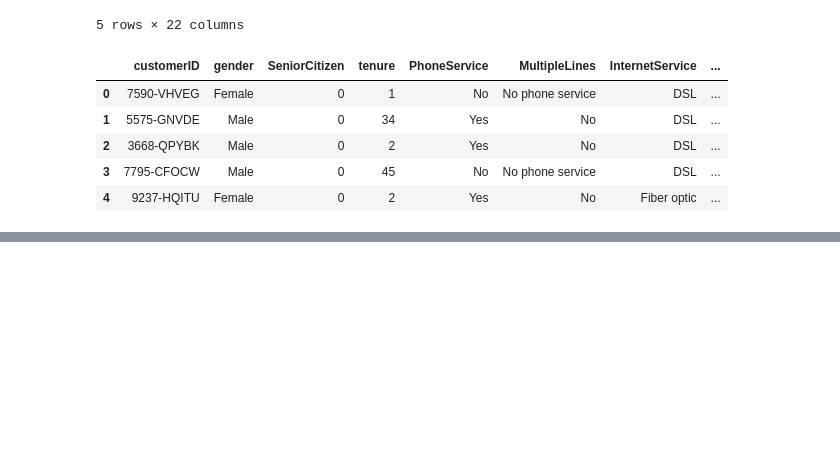
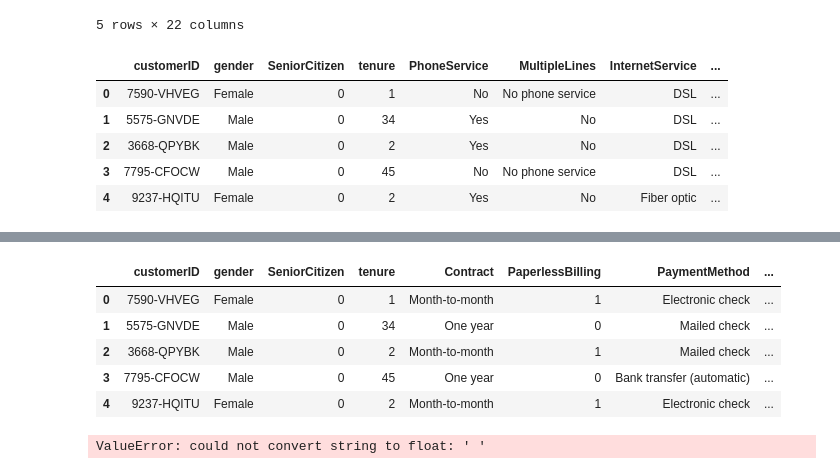
Before and after one commit to sbmccall/data-science-projects, a Jupyter notebook: telco-customer-churn/notebooks/telco_customer_churn_sbm.ipynb, the cells around one changed output, grey strips where cells are left out. Cells and saved outputs as stored; diff of their text form; code cells hidden in the pictures; blank space fills up the shorter version.

```diff
--- a/telco-customer-churn/notebooks/telco_customer_churn_sbm.ipynb
+++ b/telco-customer-churn/notebooks/telco_customer_churn_sbm.ipynb
@@ -341,0 +416,18 @@ List of 9 Features to that will be combined:
+# %%
+df_features.drop(columns=service_columns, inplace=True)
+# %%
+binary_cols = ['PaperlessBilling', 'Churn', 'Partners_or_Dependents']
+df_features[binary_cols] = df_features[binary_cols].replace({'Yes':1, 'No': 0}).astype('int')
+# %%
+df_features.head()
+# %% [output]
+|  | customerID | gender | SeniorCitizen | tenure | Contract | PaperlessBilling | PaymentMethod | ... |
+| 0 | 7590-VHVEG | Female | 0 | 1 | Month-to-month | 1 | Electronic check | ... |
+| 1 | 5575-GNVDE | Male | 0 | 34 | One year | 0 | Mailed check | ... |
+| 2 | 3668-QPYBK | Male | 0 | 2 | Month-to-month | 1 | Mailed check | ... |
+| 3 | 7795-CFOCW | Male | 0 | 45 | One year | 0 | Bank transfer (automatic) | ... |
+| 4 | 9237-HQITU | Female | 0 | 2 | Month-to-month | 1 | Electronic check | ... |
+# %%
+df_features.TotalCharges.astype('float')
+# %% [output]
+ValueError: could not convert string to float: ' '
```
Also changed, not shown: parts of 10 cells of this notebook.
